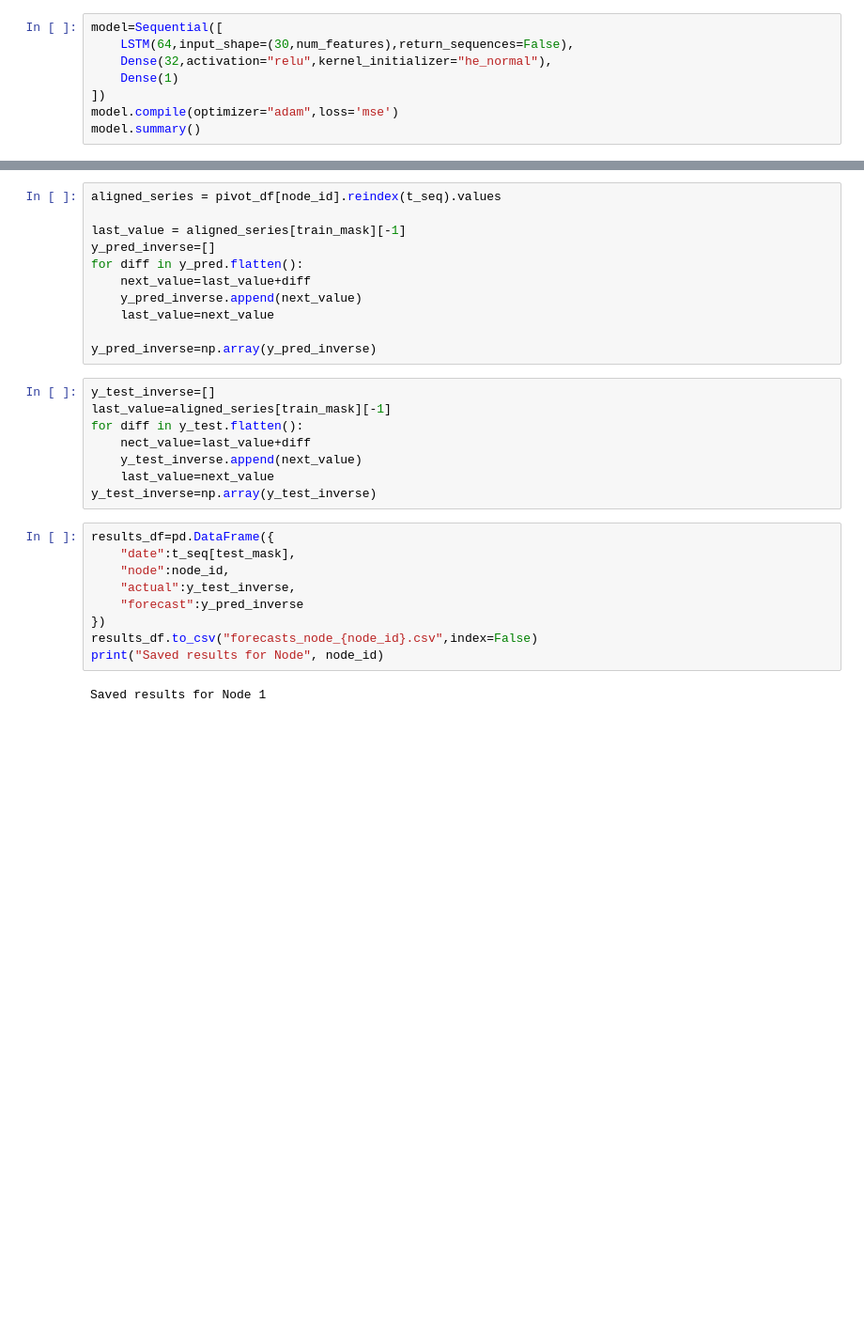
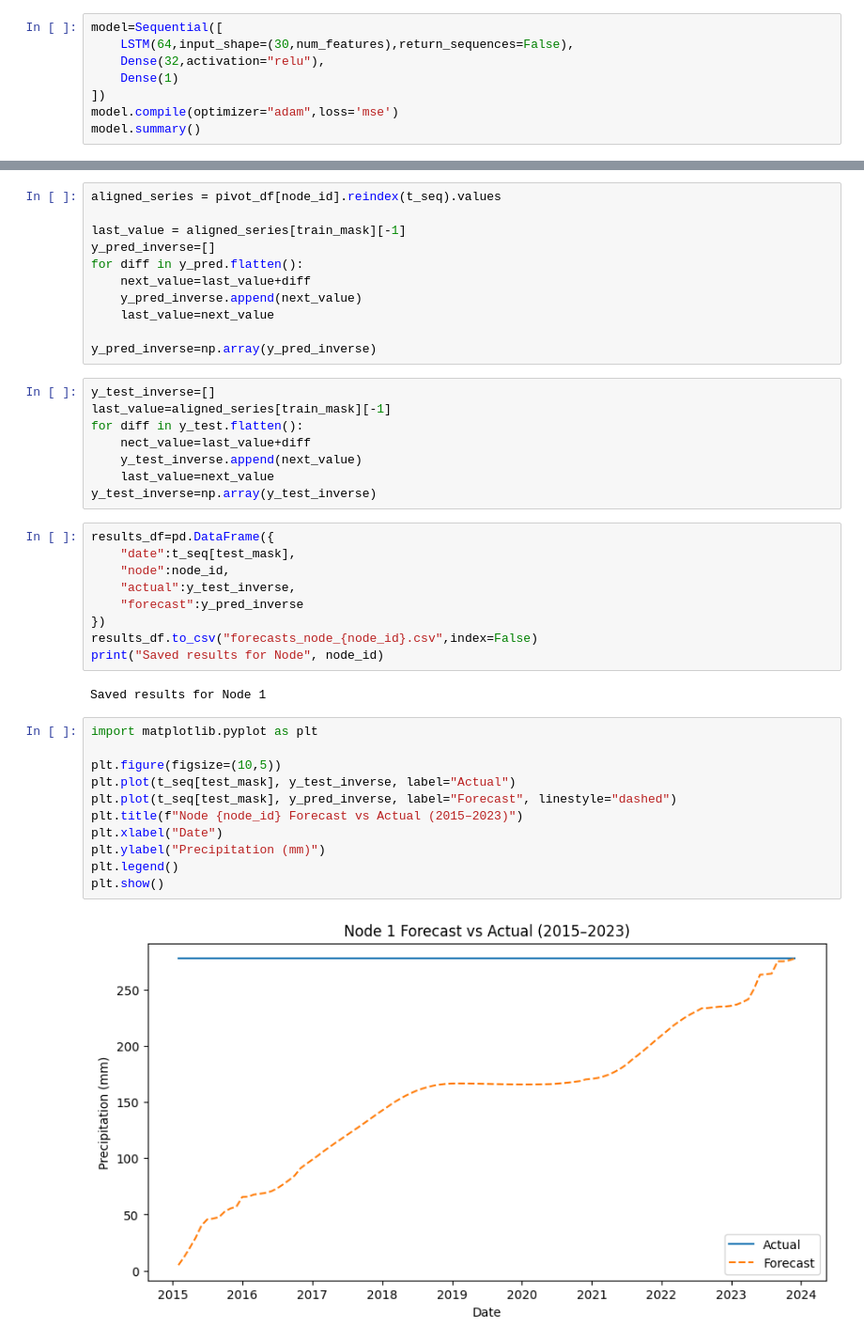
Before and after one commit to Adieltheanalyst/LSTM-weather-forecasting, a Jupyter notebook: data_preparation.ipynb, the cells around one changed output, grey strips where cells are left out. Shown: that part at 94% size. Saved outputs shown, nothing was run; the diff lists cells and outputs as text; blank space fills up the shorter version.

```diff
--- a/data_preparation.ipynb
+++ b/data_preparation.ipynb
@@ -161,7 +58,7 @@ num_features=x_seq.shape[2]
 # %%
 model=Sequential([
     LSTM(64,input_shape=(30,num_features),return_sequences=False),
-    Dense(32,activation="relu",kernel_initializer="he_normal"),
+    Dense(32,activation="relu"),
     Dense(1)
 ])
 model.compile(optimizer="adam",loss='mse')
@@ -250,3 +146,16 @@ results_df.to_csv("forecasts_node_{node_id}.csv",index=False)
 print("Saved results for Node", node_id)
 # %% [output]
 Saved results for Node 1
+# %%
+import matplotlib.pyplot as plt
+
+plt.figure(figsize=(10,5))
+plt.plot(t_seq[test_mask], y_test_inverse, label="Actual")
+plt.plot(t_seq[test_mask], y_pred_inverse, label="Forecast", linestyle="dashed")
+plt.title(f"Node {node_id} Forecast vs Actual (2015–2023)")
+plt.xlabel("Date")
+plt.ylabel("Precipitation (mm)")
+plt.legend()
+plt.show()
+# %% [output]
+[figure, added]
```
Also changed, not shown: parts of 28 cells of this notebook.
